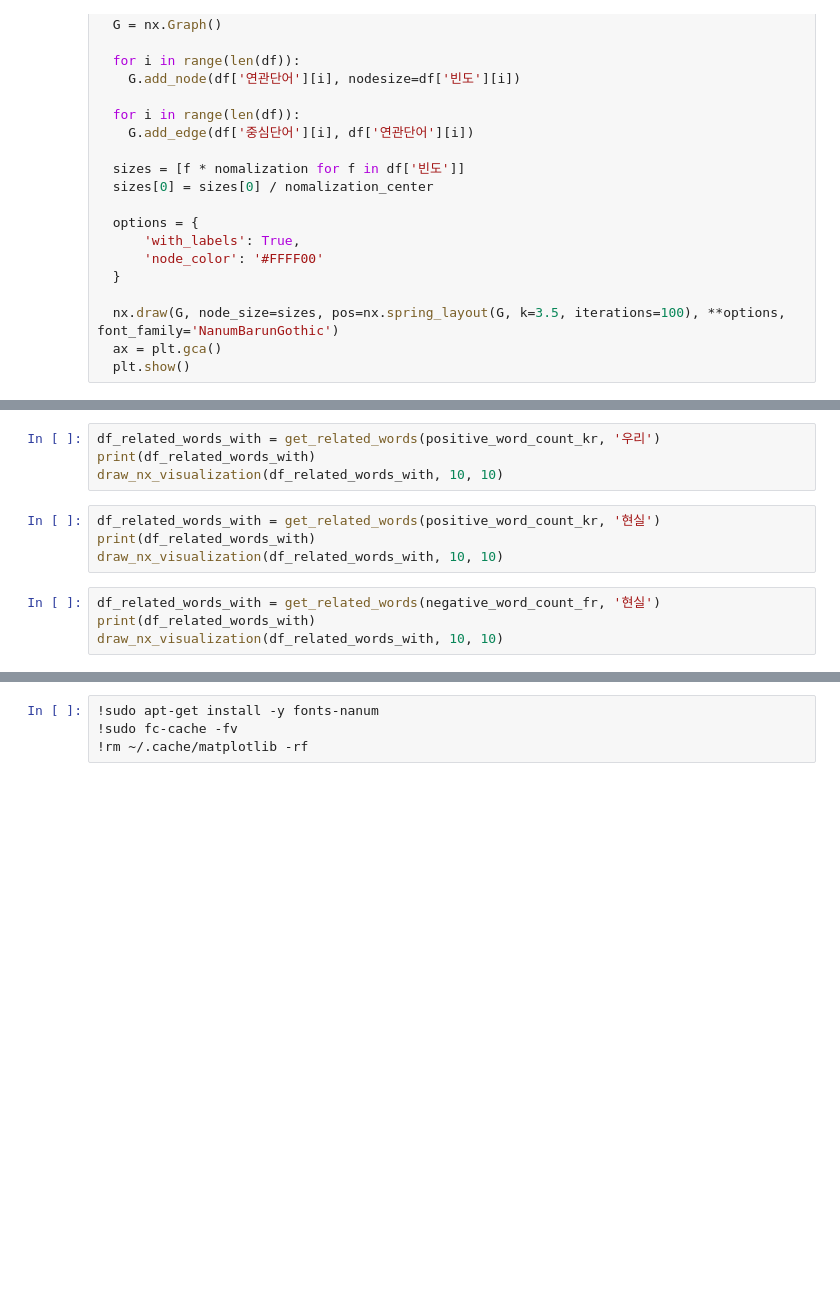
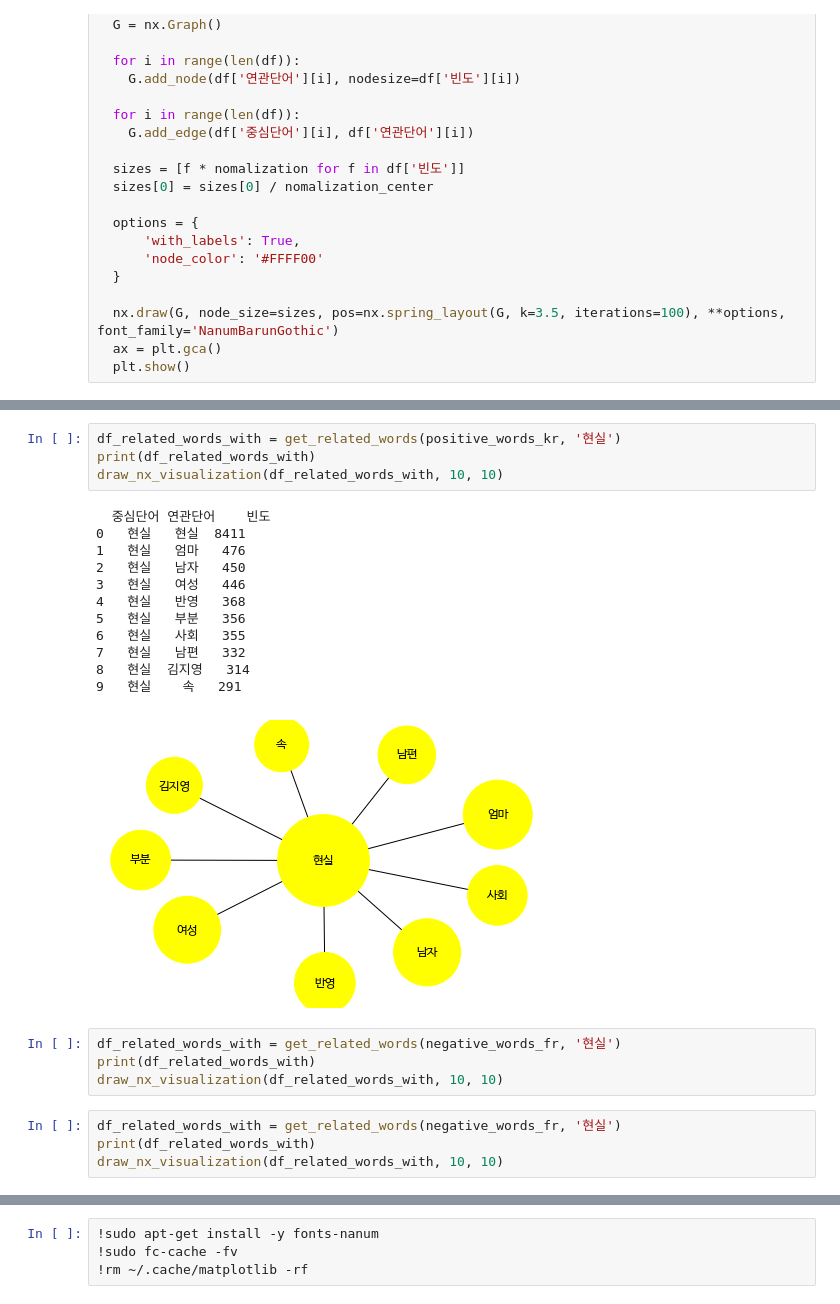
Before and after one commit to dongqui/movie_review_analysis, a Jupyter notebook: index.ipynb, the cells around one changed output, grey strips where cells are left out. Drawn from its saved outputs; the diff is of its cells as text; blank space fills up the shorter version.

```diff
--- a/index.ipynb
+++ b/index.ipynb
@@ -146,13 +219,26 @@ draw_nx_visualization(df_related_words_with, 10, 10)
 # %%
-df_related_words_with = get_related_words(positive_word_count_kr, '우리')
+df_related_words_with = get_related_words(positive_words_kr, '현실')
 print(df_related_words_with)
 draw_nx_visualization(df_related_words_with, 10, 10)
+# %% [output]
+  중심단어 연관단어    빈도
+0   현실   현실  8411
+1   현실   엄마   476
+2   현실   남자   450
+3   현실   여성   446
+4   현실   반영   368
+5   현실   부분   356
+6   현실   사회   355
+7   현실   남편   332
+8   현실  김지영   314
+9   현실    속   291
+[figure, added]
 # %%
-df_related_words_with = get_related_words(positive_word_count_kr, '현실')
+df_related_words_with = get_related_words(negative_words_fr, '현실')
 print(df_related_words_with)
 draw_nx_visualization(df_related_words_with, 10, 10)
 # %%
-df_related_words_with = get_related_words(negative_word_count_fr, '현실')
+df_related_words_with = get_related_words(negative_words_fr, '현실')
 print(df_related_words_with)
 draw_nx_visualization(df_related_words_with, 10, 10)
 # %%
```
Also changed, not shown: parts of 13 cells of this notebook.
